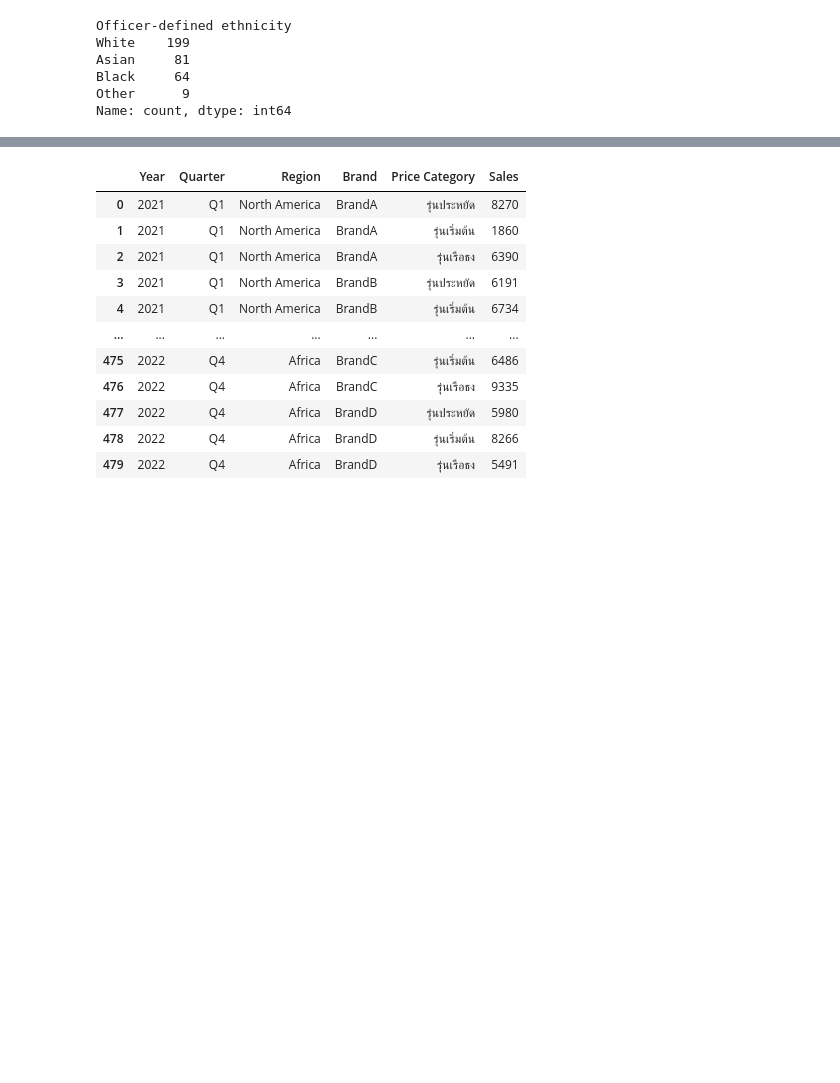
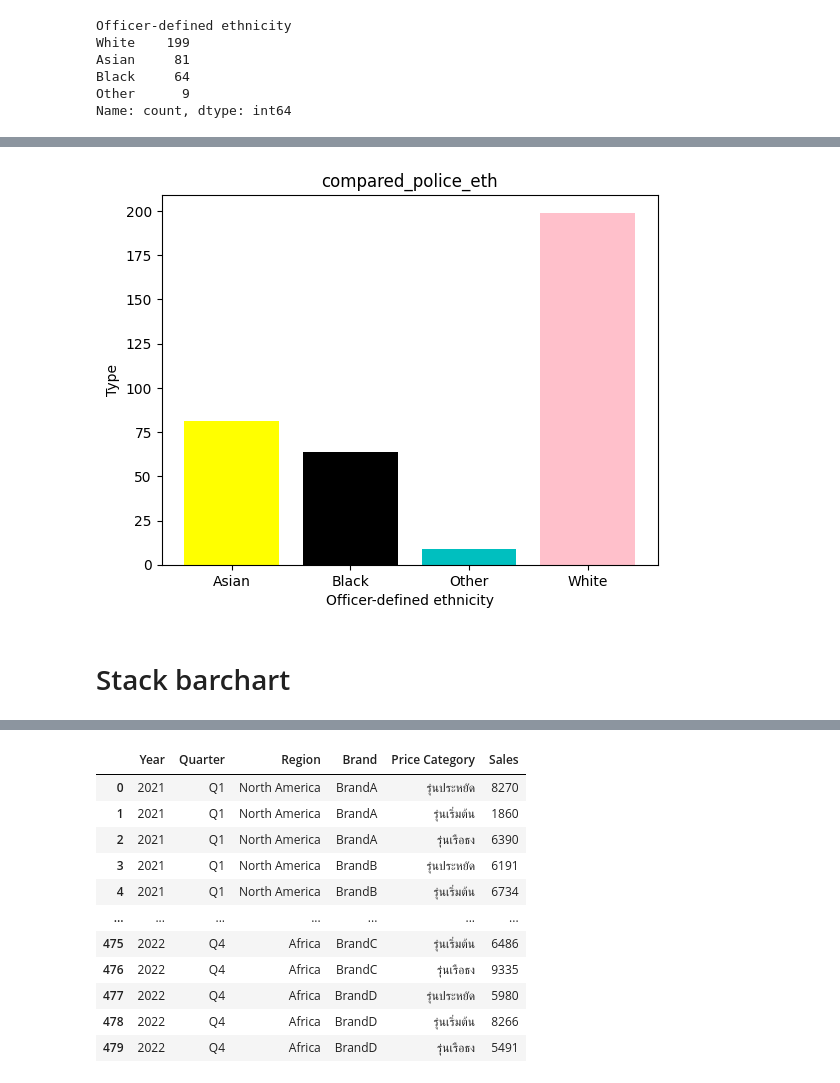
Before and after one commit to TKhahahah/dataviz2025, a Jupyter notebook: Visualize_Data_Comparison_2025.ipynb, the cells around one changed output, grey strips where cells are left out. Saved outputs shown, nothing was run; the diff lists cells and outputs as text; code cells hidden in the pictures; blank space fills up the shorter version.

Commit message:
Stack Barchart

```diff
--- a/Visualize_Data_Comparison_2025.ipynb
+++ b/Visualize_Data_Comparison_2025.ipynb
@@ -41,0 +89,11 @@ Name: count, dtype: int64
+# %%
+plt.bar(compared_police_eth['Officer-defined ethnicity'],compared_police_eth['Type'], color = ['yellow','black','c','pink'])
+plt.xlabel('Officer-defined ethnicity')
+plt.ylabel('Type')
+plt.title('compared_police_eth')
+
+plt.show()
+# %% [output]
+[figure, added]
+# %% [markdown]
+# Stack barchart
```
Also changed, not shown: parts of 14 cells of this notebook.
